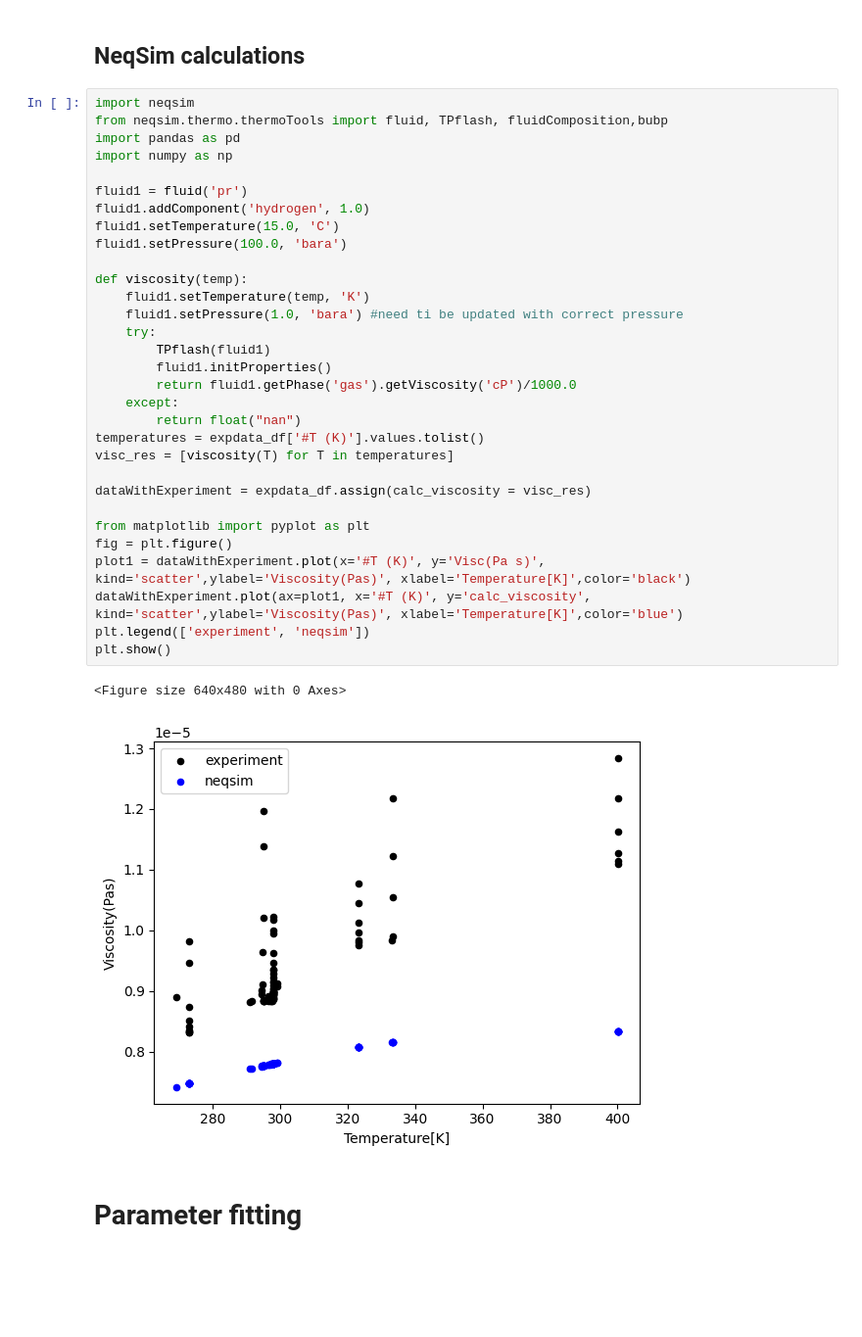
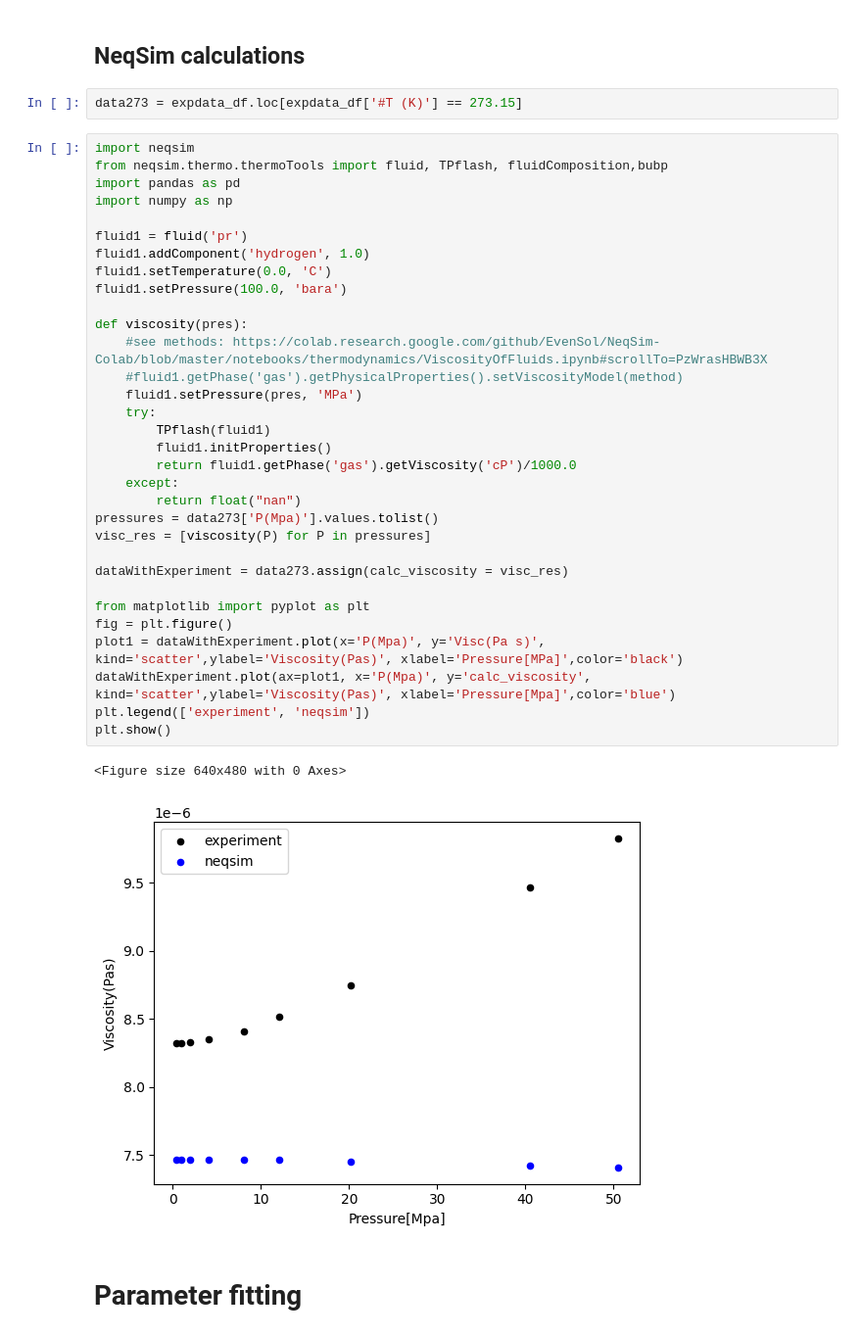
Before and after one commit to equinor/neqsim-parameterfitting, a Jupyter notebook: example/physicalproperties/viscosity/hydrogen.ipynb, the cells around one changed output. Shown at 98% size. Cells and saved outputs as stored; diff of their text form; blank space fills up the shorter version.

```diff
--- a/example/physicalproperties/viscosity/hydrogen.ipynb
+++ b/example/physicalproperties/viscosity/hydrogen.ipynb
@@ -43,40 +71,43 @@ In this section the experimental data will be evaluated and eventual some data s
 # Compare to NeqSim Calculations
 # %% [markdown]
 ## NeqSim calculations
+# %%
+data273 = expdata_df.loc[expdata_df['#T (K)'] == 273.15]
 # %%
 import neqsim
 from neqsim.thermo.thermoTools import fluid, TPflash, fluidComposition,bubp
 import pandas as pd
 import numpy as np
 
 fluid1 = fluid('pr')
 fluid1.addComponent('hydrogen', 1.0)
-fluid1.setTemperature(15.0, 'C')
+fluid1.setTemperature(0.0, 'C')
 fluid1.setPressure(100.0, 'bara')
 
-def viscosity(temp):
-    fluid1.setTemperature(temp, 'K')
-    fluid1.setPressure(1.0, 'bara') #need ti be updated with correct pressure
+def viscosity(pres):
+    #see methods: https://colab.research.google.com/github/EvenSol/NeqSim-Colab/blob/master/notebooks/thermodynamics/ViscosityOfFluids.ipynb#scrollTo=PzWrasHBWB3X
+    #fluid1.getPhase('gas').getPhysicalProperties().setViscosityModel(method)
+    fluid1.setPressure(pres, 'MPa')
     try:
         TPflash(fluid1)
         fluid1.initProperties()
         return fluid1.getPhase('gas').getViscosity('cP')/1000.0
     except:
         return float("nan")
-temperatures = expdata_df['#T (K)'].values.tolist()
-visc_res = [viscosity(T) for T in temperatures]
+pressures = data273['P(Mpa)'].values.tolist()
+visc_res = [viscosity(P) for P in pressures]
 
-dataWithExperiment = expdata_df.assign(calc_viscosity = visc_res)
+dataWithExperiment = data273.assign(calc_viscosity = visc_res)
 
 from matplotlib import pyplot as plt
 fig = plt.figure()
-plot1 = dataWithExperiment.plot(x='#T (K)', y='Visc(Pa s)', kind='scatter',ylabel='Viscosity(Pas)', xlabel='Temperature[K]',color='black')
-dataWithExperiment.plot(ax=plot1, x='#T (K)', y='calc_viscosity', kind='scatter',ylabel='Viscosity(Pas)', xlabel='Temperature[K]',color='blue')
+plot1 = dataWithExperiment.plot(x='P(Mpa)', y='Visc(Pa s)', kind='scatter',ylabel='Viscosity(Pas)', xlabel='Pressure[MPa]',color='black')
+dataWithExperiment.plot(ax=plot1, x='P(Mpa)', y='calc_viscosity', kind='scatter',ylabel='Viscosity(Pas)', xlabel='Pressure[Mpa]',color='blue')
 plt.legend(['experiment', 'neqsim'])
 plt.show()
 # %% [output]
 <Figure size 640x480 with 0 Axes>
-[figure, old version]
+[figure, new version]
 # %% [markdown]
 # Parameter fitting
 # %% [markdown]
```
Also changed, not shown: parts of 1 cell of this notebook.
